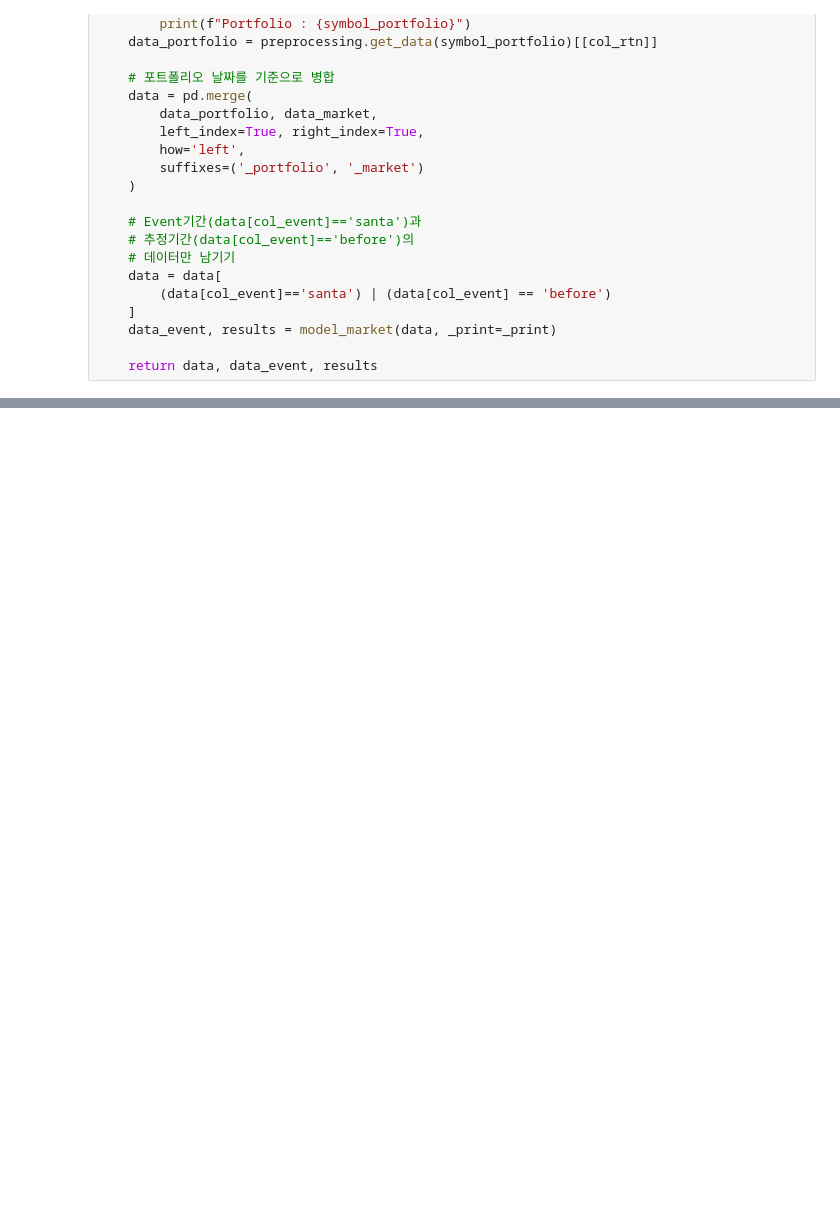
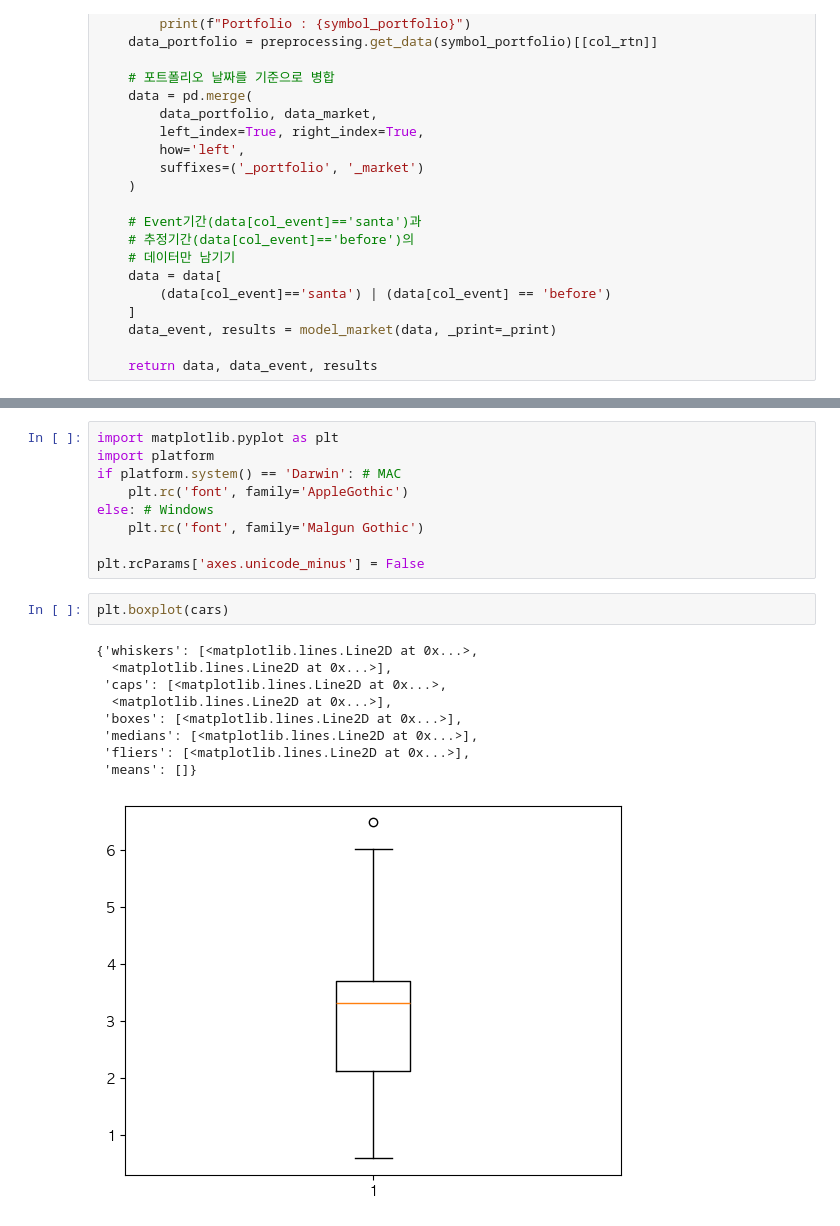
Before and after one commit to dohyung9810/quant, a Jupyter notebook: santa/event_study.ipynb, the cells around one changed output, grey strips where cells are left out. Drawn from its saved outputs; the diff is of its cells as text; blank space fills up the shorter version.

```diff
--- a/santa/event_study.ipynb
+++ b/santa/event_study.ipynb
@@ -274,0 +348,21 @@ TtestResult(statistic=2.462035775633172, pvalue=0.007415410426320338, df=167)
+# %%
+import matplotlib.pyplot as plt
+import platform
+if platform.system() == 'Darwin': # MAC
+    plt.rc('font', family='AppleGothic')
+else: # Windows
+    plt.rc('font', family='Malgun Gothic')
+
+plt.rcParams['axes.unicode_minus'] = False
+# %%
+plt.boxplot(cars)
+# %% [output]
+{'whiskers': [<matplotlib.lines.Line2D at 0x...>,
+  <matplotlib.lines.Line2D at 0x...>],
+ 'caps': [<matplotlib.lines.Line2D at 0x...>,
+  <matplotlib.lines.Line2D at 0x...>],
+ 'boxes': [<matplotlib.lines.Line2D at 0x...>],
+ 'medians': [<matplotlib.lines.Line2D at 0x...>],
+ 'fliers': [<matplotlib.lines.Line2D at 0x...>],
+ 'means': []}
+[figure, added]
```
Also changed, not shown: parts of 17 cells of this notebook.
